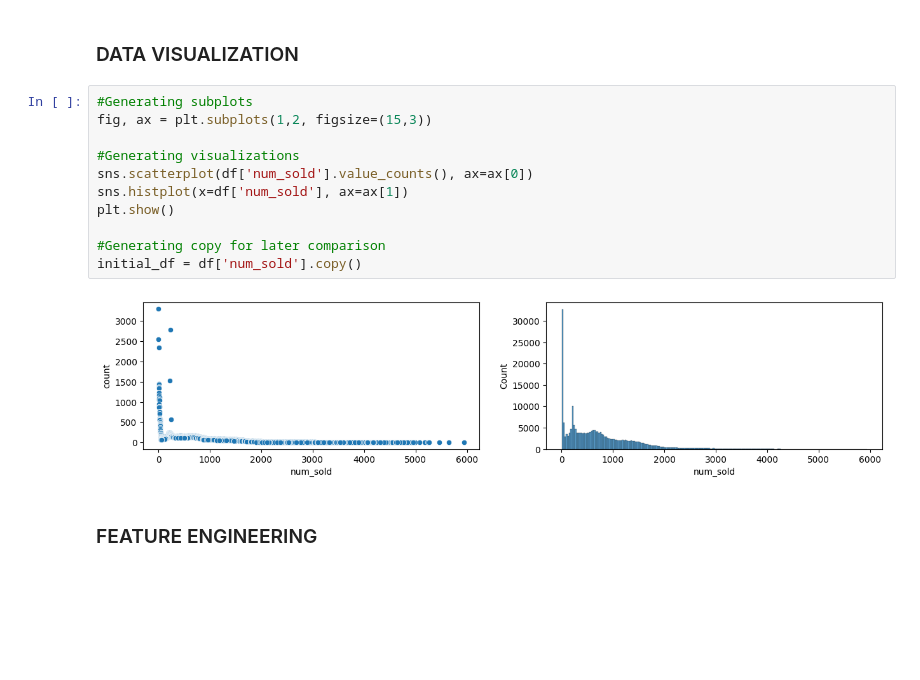
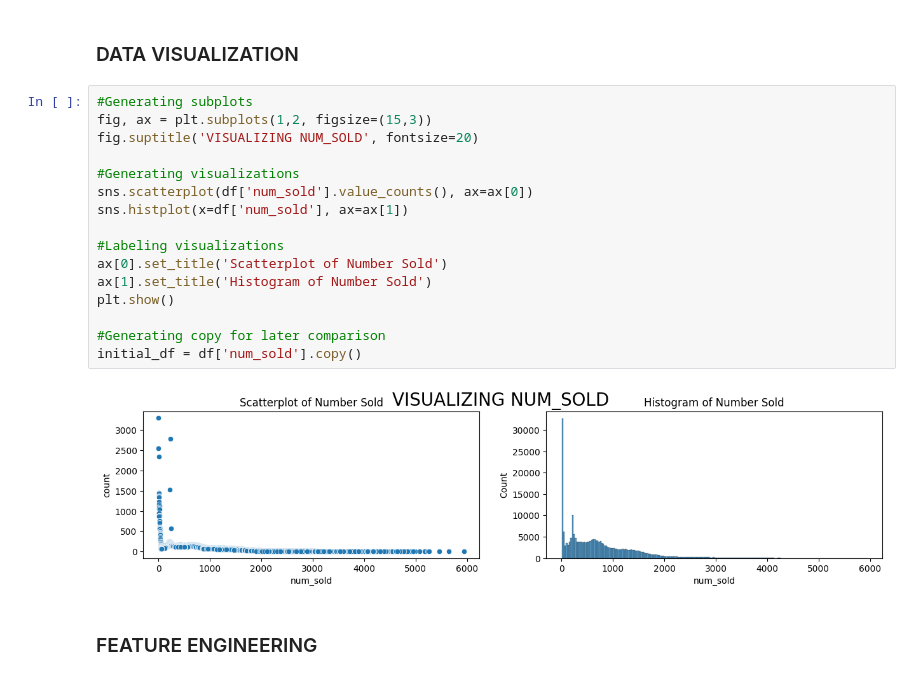
Before and after one commit to Stephen-Adwini-Badu/07.-Ticket-Forecasting-Project, a Jupyter notebook: Ticket Forecasting Notebook.ipynb, the cells around one changed output. Drawn from its saved outputs; the diff is of its cells as text; blank space fills up the shorter version.

```diff
--- a/Ticket Forecasting Notebook.ipynb
+++ b/Ticket Forecasting Notebook.ipynb
@@ -179,16 +189,21 @@ dtype: int64
 # %%
 #Generating subplots
 fig, ax = plt.subplots(1,2, figsize=(15,3))
+fig.suptitle('VISUALIZING NUM_SOLD', fontsize=20)
 
 #Generating visualizations
 sns.scatterplot(df['num_sold'].value_counts(), ax=ax[0])
 sns.histplot(x=df['num_sold'], ax=ax[1])
+
+#Labeling visualizations
+ax[0].set_title('Scatterplot of Number Sold')
+ax[1].set_title('Histogram of Number Sold')
 plt.show()
 
 #Generating copy for later comparison
 initial_df = df['num_sold'].copy()
 # %% [output]
-[figure, old version]
+[figure, new version]
 # %% [markdown]
 ### FEATURE ENGINEERING
 # %%
```
Also changed, not shown: parts of 10 cells of this notebook, 1 other file.
